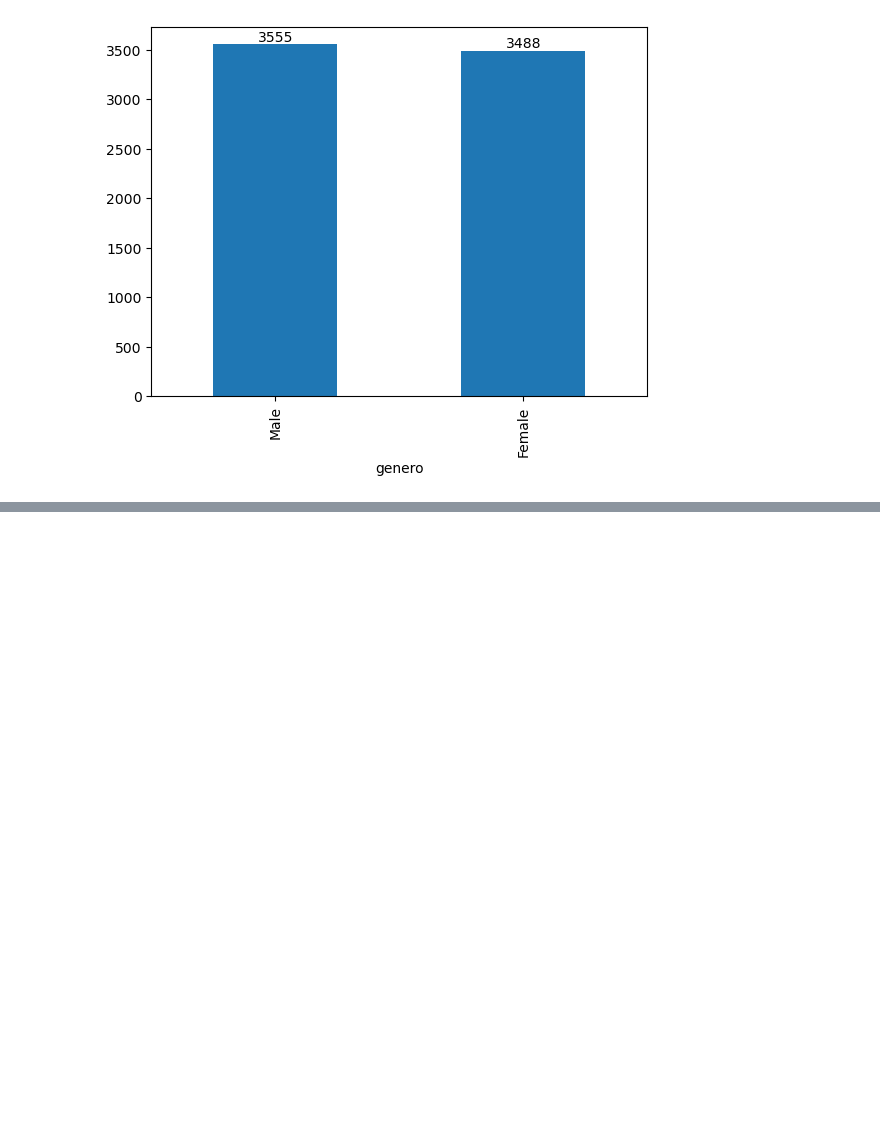
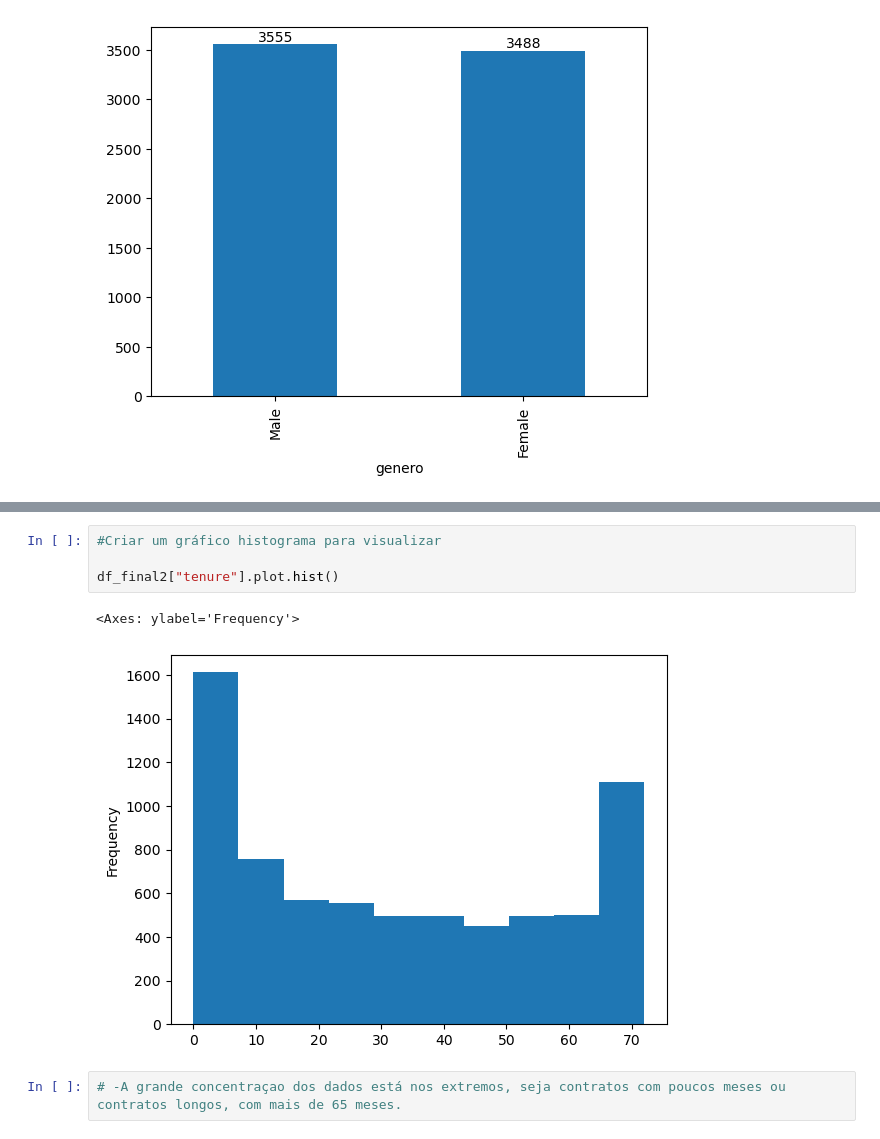
Before and after one commit to JaynneLino/pandas_course_Udemy, a Jupyter notebook: eda/eda.ipynb, the cells around one changed output, grey strips where cells are left out. Saved outputs shown, nothing was run; the diff lists cells and outputs as text; blank space fills up the shorter version.

```diff
--- a/eda/eda.ipynb
+++ b/eda/eda.ipynb
@@ -614,0 +647,9 @@ gn.bar_label(gn.containers[0])
+# %%
+#Criar um gráfico histograma para visualizar
+
+df_final2["tenure"].plot.hist()
+# %% [output]
+<Axes: ylabel='Frequency'>
+[figure, added]
+# %%
+# -A grande concentraçao dos dados está nos extremos, seja contratos com poucos meses ou contratos longos, com mais de 65 meses.
```
Also changed, not shown: parts of 11 cells of this notebook.
